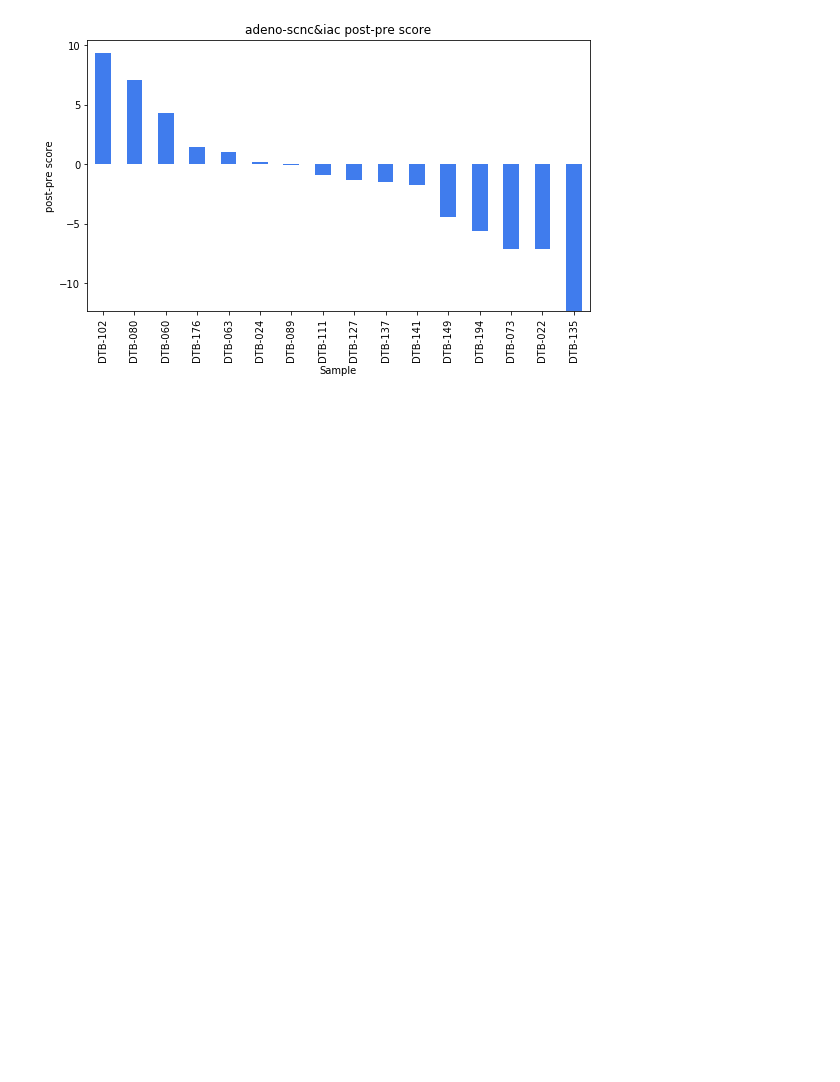
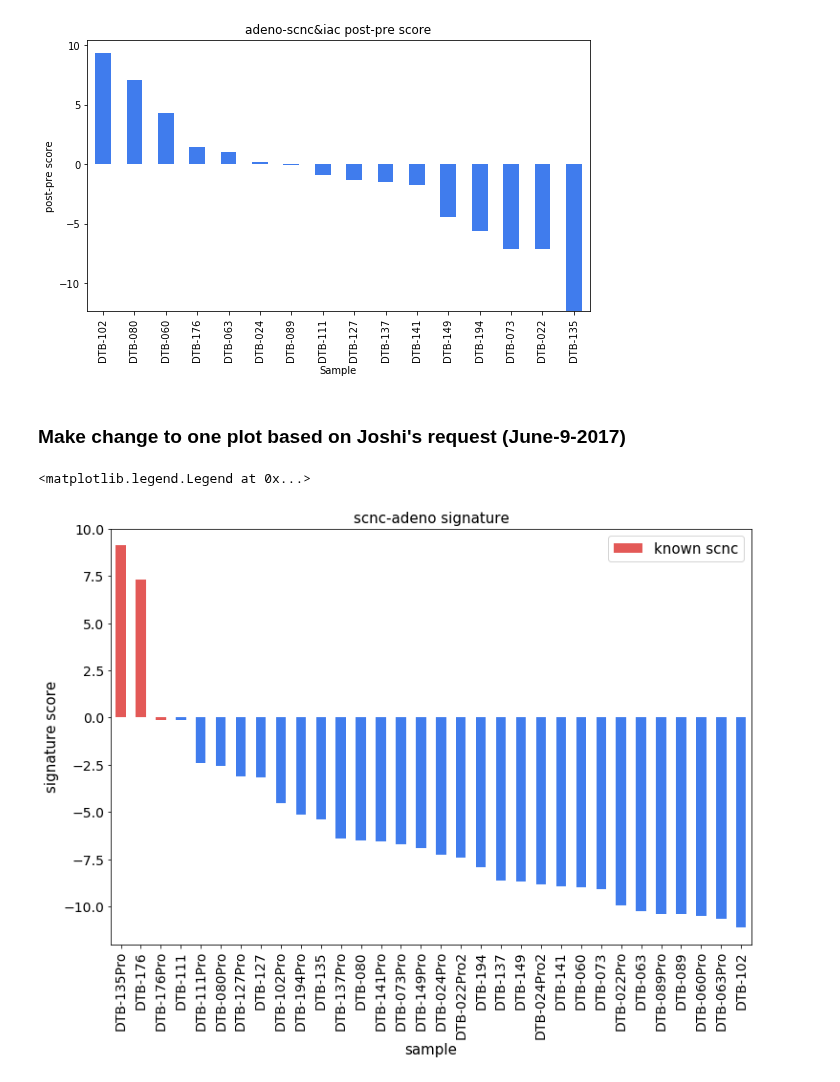
Before and after one commit to MollyZhang/ARsig_python, a Jupyter notebook: NEPCsig.ipynb, the cells around one changed output. Saved outputs shown, nothing was run; the diff lists cells and outputs as text; code cells hidden in the pictures; blank space fills up the shorter version.

Commit message:
change per joshi request

```diff
--- a/NEPCsig.ipynb
+++ b/NEPCsig.ipynb
@@ -164,6 +165,6 @@ all_sigs.to_pickle("./NEPC_sigs.pkl")
 # %%
 # apply NEPC signatures to known samples
-all_sigs = pd.read_pickle("./NEPC_sigs.pkl")
+all_sigs = pd.read_pickle("./data/NEPC/NEPC_sigs.pkl")
 # %%
 # combine NEPC label with WCDT pre/post enza time point
 def get_label(sample):
@@ -292,3 +293,26 @@ for sig in df_combined_post_pre.columns:
 [figure]
 [figure]
 [figure]
+# %% [markdown]
+### Make change to one plot based on Joshi's request (June-9-2017)
+# %%
+### add "DTB-176Pro" to scnc label
+
+plt.figure(figsize=(9,5))
+this_sig = df_combined[["scnc-adeno", "TimePoint", "NEPC_label"]].copy().sort_values(by="scnc-adeno", ascending=False)
+this_sig.set_value("DTB-176Pro", "NEPC_label", "scnc") ####### Here is the real change
+
+highlight = list(this_sig[this_sig["NEPC_label"] == "scnc"].index)
+rest = list(this_sig[this_sig["NEPC_label"] != "scnc"].index)
+colors = dict(zip(highlight + rest, ["#E35957"] * len(highlight) + ["#407CED"] * len(rest)))
+
+this_sig["scnc-adeno"].plot.bar(color=[colors[i] for i in this_sig.index], figsize=(12,8), fontsize=14)
+
+plt.title("scnc-adeno" + " signature", fontsize=15)
+plt.ylabel("signature score", fontsize=15)
+plt.ylim((-12,10))
+plt.xlabel("sample", fontsize=15)
+plt.legend(["known " + "scnc"], fontsize=15)
+# %% [output]
+<matplotlib.legend.Legend at 0x...>
+[figure, added]
```
Also changed, not shown: parts of 4 cells of this notebook.
